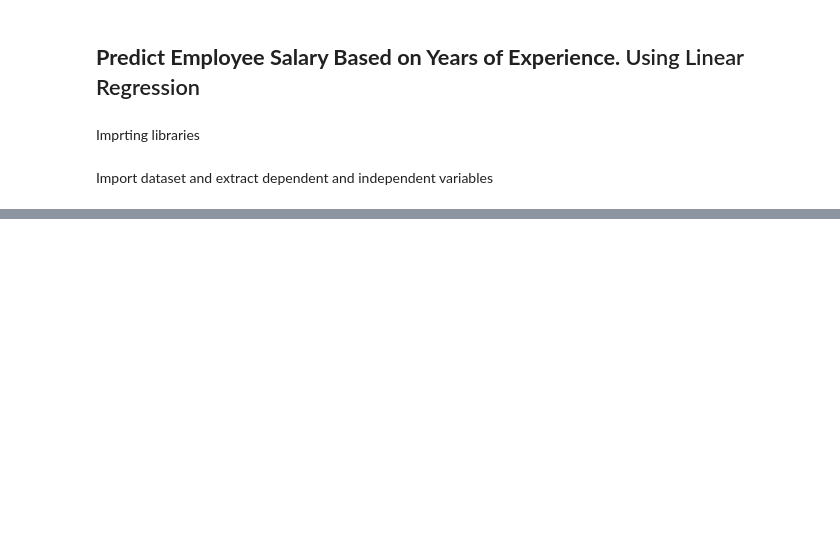
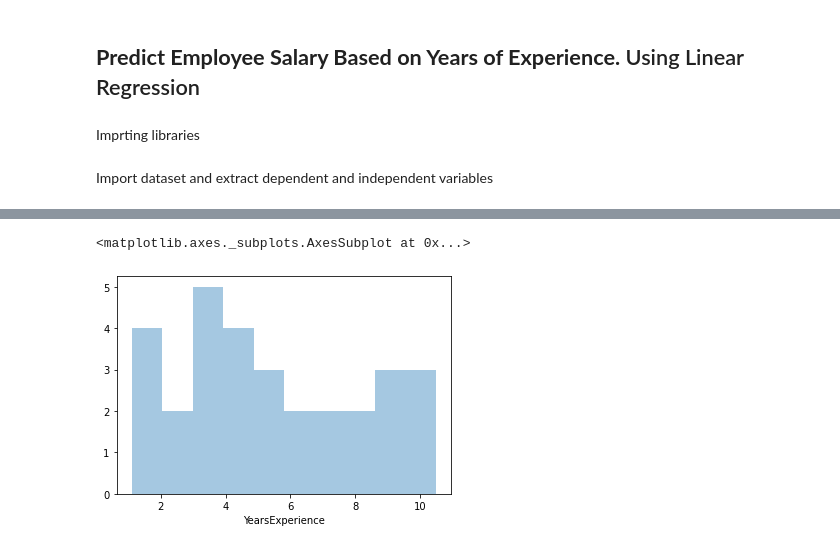
Before and after one commit to fzkhouy/Predict_Employee_Salary, a Jupyter notebook: Predict_Employee_Salary.ipynb, the cells around one changed output, grey strips where cells are left out. Saved outputs shown, nothing was run; the diff lists cells and outputs as text; code cells hidden in the pictures; blank space fills up the shorter version.

```diff
--- a/Predict_Employee_Salary.ipynb
+++ b/Predict_Employee_Salary.ipynb
@@ -14,3 +14,6 @@ import seaborn as sns
 Import dataset and extract dependent and independent variables
 # %%
 # Importing the dataset and extracting the dependent and the independent variables
+Salary_data = pd.read_csv('Salary_Data.csv')
+X = Salary_data.iloc[:, :-1].values
+Y = Salary_data.iloc[:, 1].values
@@ -52,0 +38,5 @@ fatal: could not read Username for 'https://github.com': No such device or addre
+# %%
+sns.distplot(Salary_data['YearsExperience'], kde = False, bins = 10)
+# %% [output]
+<matplotlib.axes._subplots.AxesSubplot at 0x...>
+[figure, added]
```
Also changed, not shown: parts of 23 cells of this notebook.
